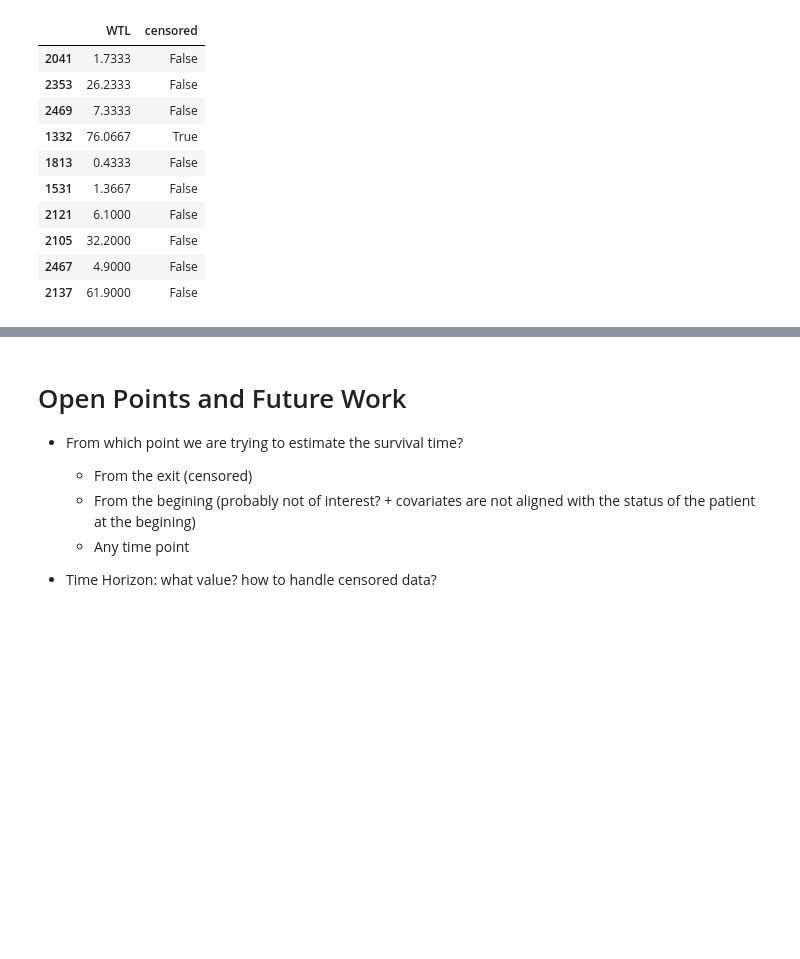
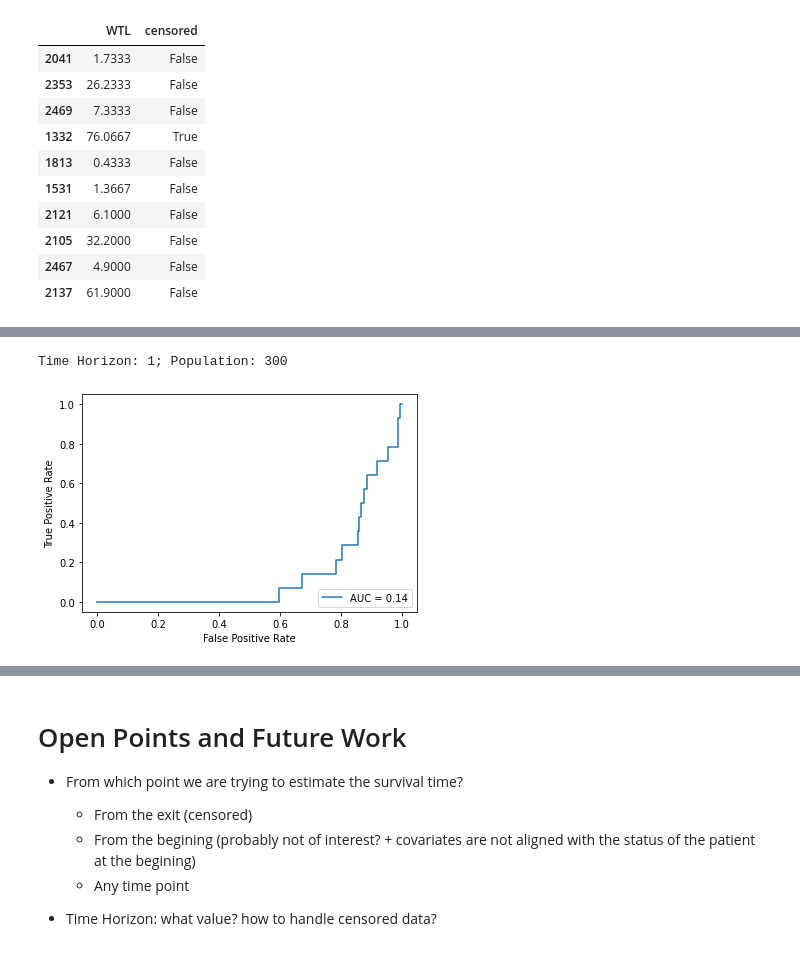
Before and after one commit to LIA-UniBo/Liver_transplant, a Jupyter notebook: Survival_Before_Transplant.ipynb, the cells around one changed output, grey strips where cells are left out. Saved outputs shown, nothing was run; the diff lists cells and outputs as text; code cells hidden in the pictures; blank space fills up the shorter version.

```diff
--- a/Survival_Before_Transplant.ipynb
+++ b/Survival_Before_Transplant.ipynb
@@ -414 +414,33 @@ Time Horizon: 36; Population: 94
 ... (10 outputs left out)
+# %%
+h = 1
+X_test_h = X_test.copy()
+y_test_h = y_test.copy()
+
+for index, row in y_test_h.iterrows():
+    if h >= row['WTL'] and row['censored'] == 1:
+        # threshold higher or equal to TOS and patient deceased
+        y_test_h.at[index, 'censored'] = 0
+    elif h > row['WTL'] and row['censored'] == 0:
+        # threshold higher than TOS and we do not know if the patient is alive or dead
+        # therefore we drop the row
+        y_test_h.drop(index, axis=0, inplace=True)
+        X_test_h.drop(index, axis=0, inplace=True)
+    elif h < row['WTL']:
+        # patient is still alive
+        y_test_h.at[index, 'censored'] = 1
+
+logits = model.predict(X_test_h).ravel()
+p = 1 - expit(logits)
+#y_pred = nbinom.rvs(1, p, size=len(p), random_state=42)
+y_pred = 1 - nbinom.cdf(h, 1, p)
+#y_pred = np.where(y_pred <= 60, 1, 0)
+
+fpr, tpr, thresholds = metrics.roc_curve(~y_test_h['censored'], y_pred, pos_label=1)
+
+print('Time Horizon: ' + str(h) + '; Population: ' + str(len(y_test_h)))
+roc_display = RocCurveDisplay(fpr=fpr, tpr=tpr, roc_auc=auc(fpr, tpr)).plot()
+plt.show()
+# %% [output]
+Time Horizon: 1; Population: 300
+[figure, added]
```
Also changed, not shown: parts of 6 cells of this notebook.
